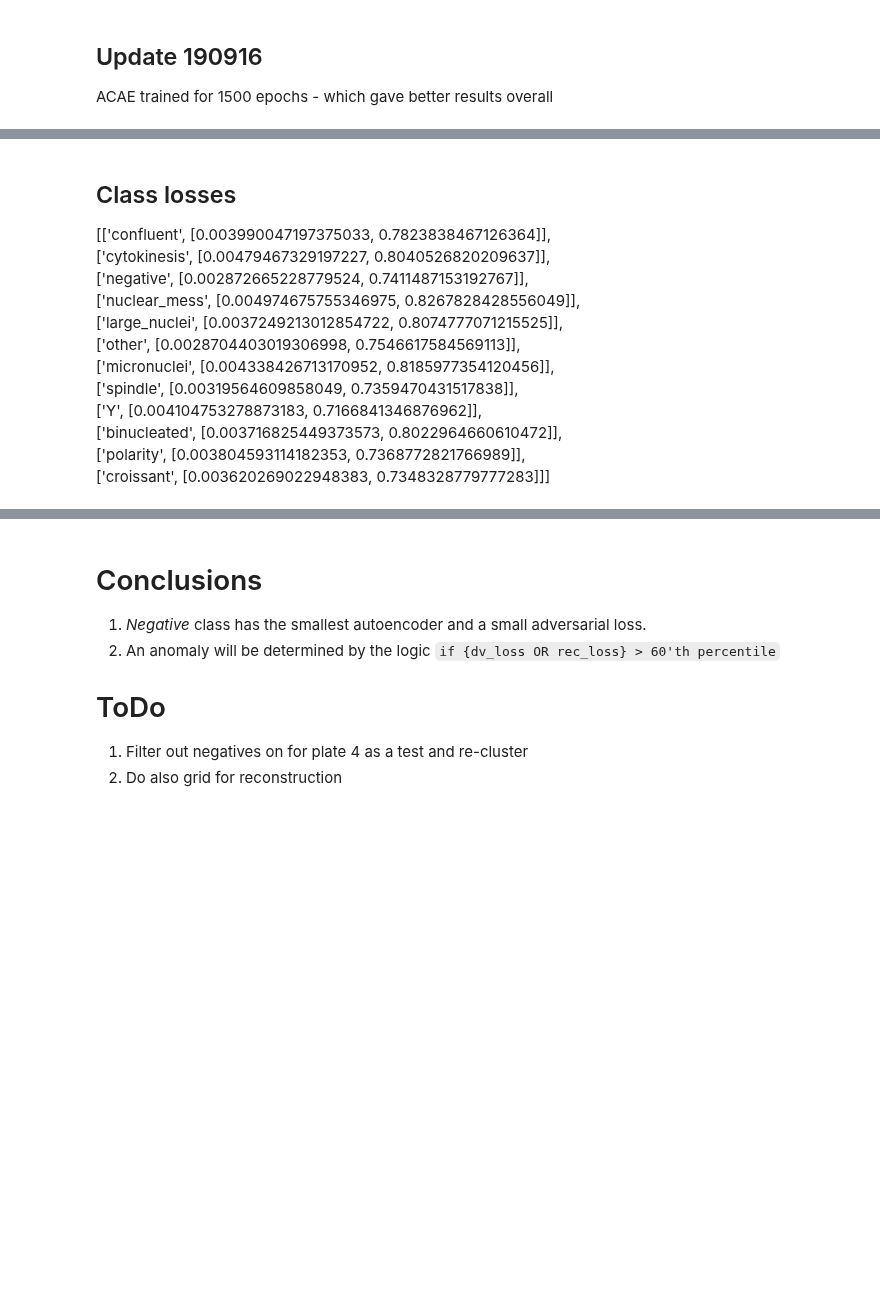
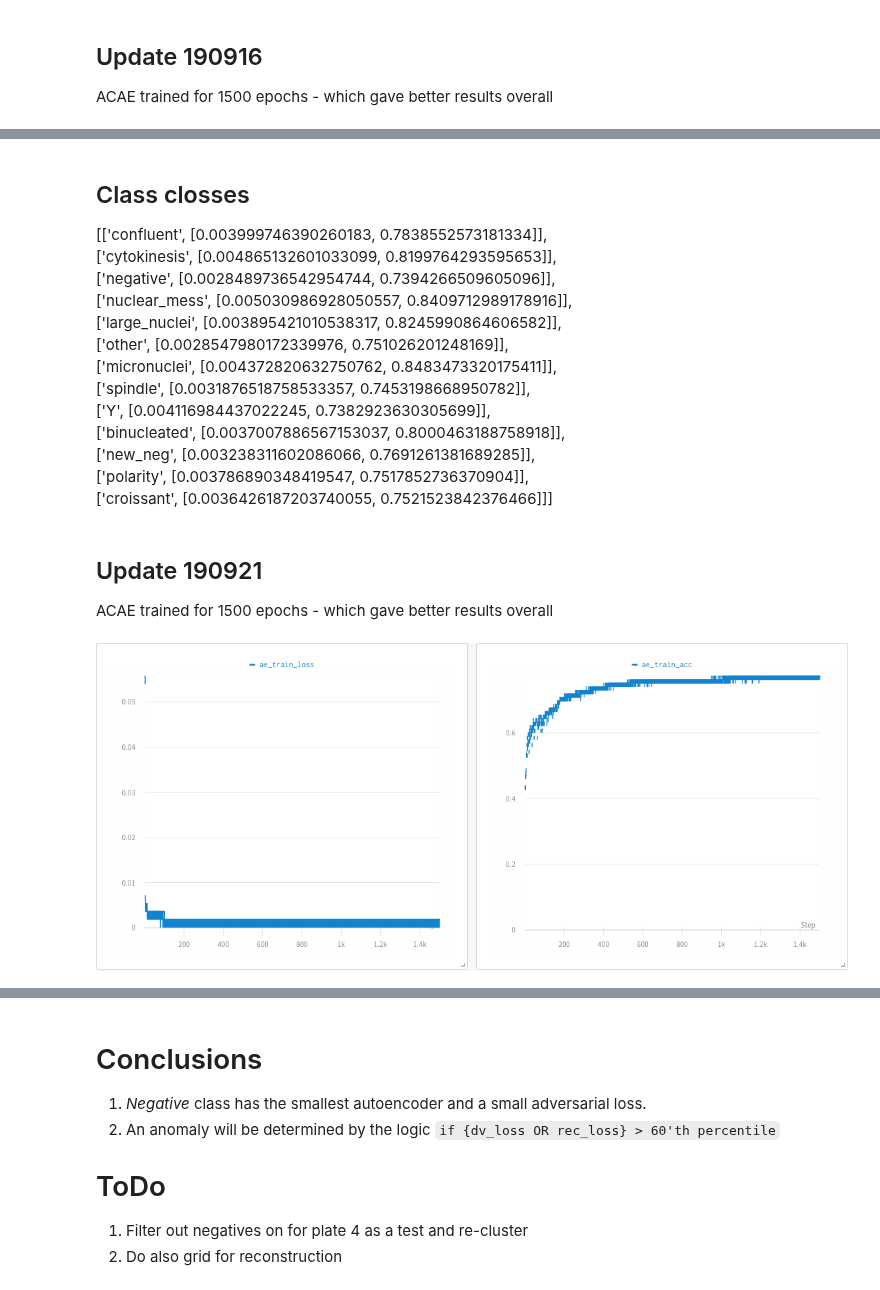
Before and after one commit to Gvaihir/image_sudoku, a Jupyter notebook: plan.ipynb, the cells around one changed output, grey strips where cells are left out. Cells and saved outputs as stored; diff of their text form; code cells hidden in the pictures; blank space fills up the shorter version.

```diff
--- a/plan.ipynb
+++ b/plan.ipynb
@@ -303,14 +303,23 @@ FileNotFoundError: [Errno 2] No such file or directory: '/Users/antonogorodnikov
 # %% [markdown]
-## Class losses
-[['confluent', [0.003990047197375033, 0.7823838467126364]],
- ['cytokinesis', [0.00479467329197227, 0.8040526820209637]],
- ['negative', [0.002872665228779524, 0.7411487153192767]],
- ['nuclear_mess', [0.004974675755346975, 0.8267828428556049]],
- ['large_nuclei', [0.0037249213012854722, 0.8074777071215525]],
- ['other', [0.0028704403019306998, 0.7546617584569113]],
- ['micronuclei', [0.004338426713170952, 0.8185977354120456]],
- ['spindle', [0.00319564609858049, 0.7359470431517838]],
- ['Y', [0.004104753278873183, 0.7166841346876962]],
- ['binucleated', [0.003716825449373573, 0.8022964660610472]],
- ['polarity', [0.003804593114182353, 0.7368772821766989]],
- ['croissant', [0.003620269022948383, 0.7348328779777283]]]
+## Class closses
+[['confluent', [0.003999746390260183, 0.7838552573181334]],
+ ['cytokinesis', [0.004865132601033099, 0.8199764293595653]],
+ ['negative', [0.0028489736542954744, 0.7394266509605096]],
+ ['nuclear_mess', [0.005030986928050557, 0.8409712989178916]],
+ ['large_nuclei', [0.003895421010538317, 0.8245990864606582]],
+ ['other', [0.0028547980172339976, 0.751026201248169]],
+ ['micronuclei', [0.004372820632750762, 0.8483473320175411]],
+ ['spindle', [0.0031876518758533357, 0.7453198668950782]],
+ ['Y', [0.004116984437022245, 0.7382923630305699]],
+ ['binucleated', [0.0037007886567153037, 0.8000463188758918]],
+ ['new_neg', [0.003238311602086066, 0.7691261381689285]],
+ ['polarity', [0.003786890348419547, 0.7517852736370904]],
+ ['croissant', [0.0036426187203740055, 0.7521523842376466]]]
+# %% [markdown]
+## Update 190921
+ACAE trained for 1500 epochs - which gave better results overall
+# %%
+Image(filename='/Users/antonogorodnikov/Documents/Work/DataSci/01_sudoku_image/reports/wandb/190921_ACAE/ACAE_5k_rgb_1500ep.png',
+      width=1000, height=400)
+# %% [output]
+[figure, added]
```
Also changed, not shown: parts of 4 cells of this notebook.
